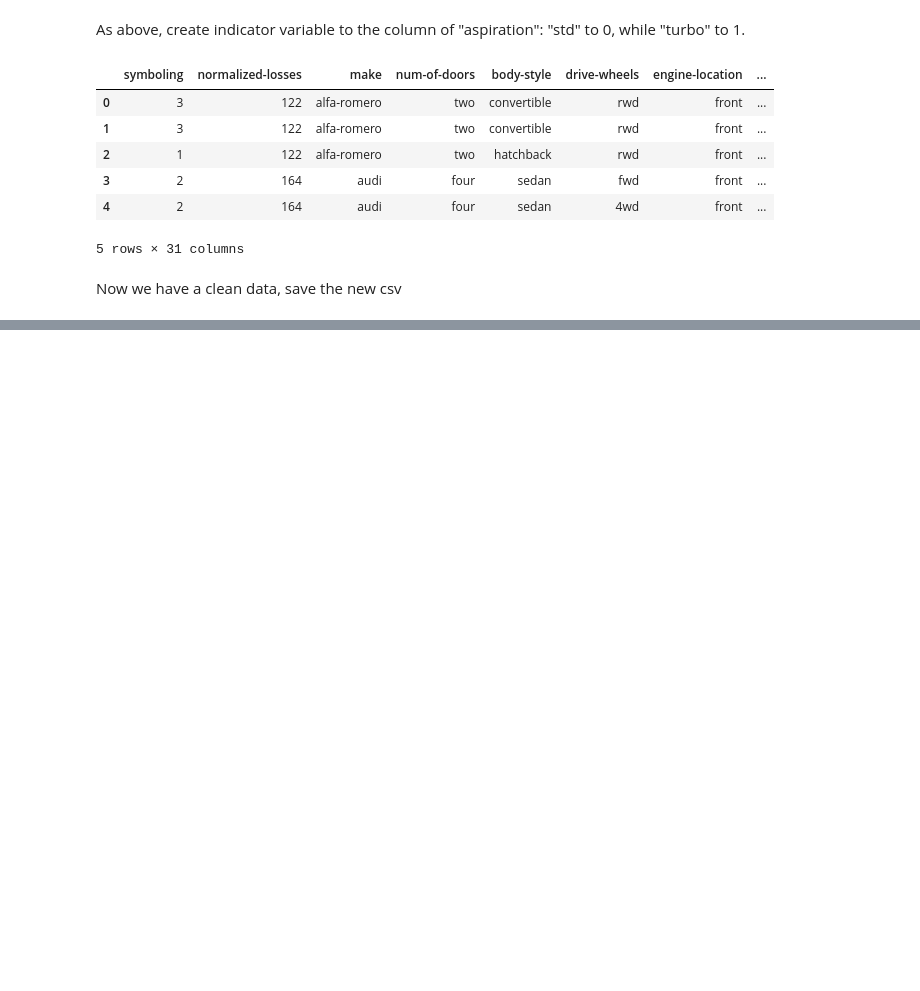
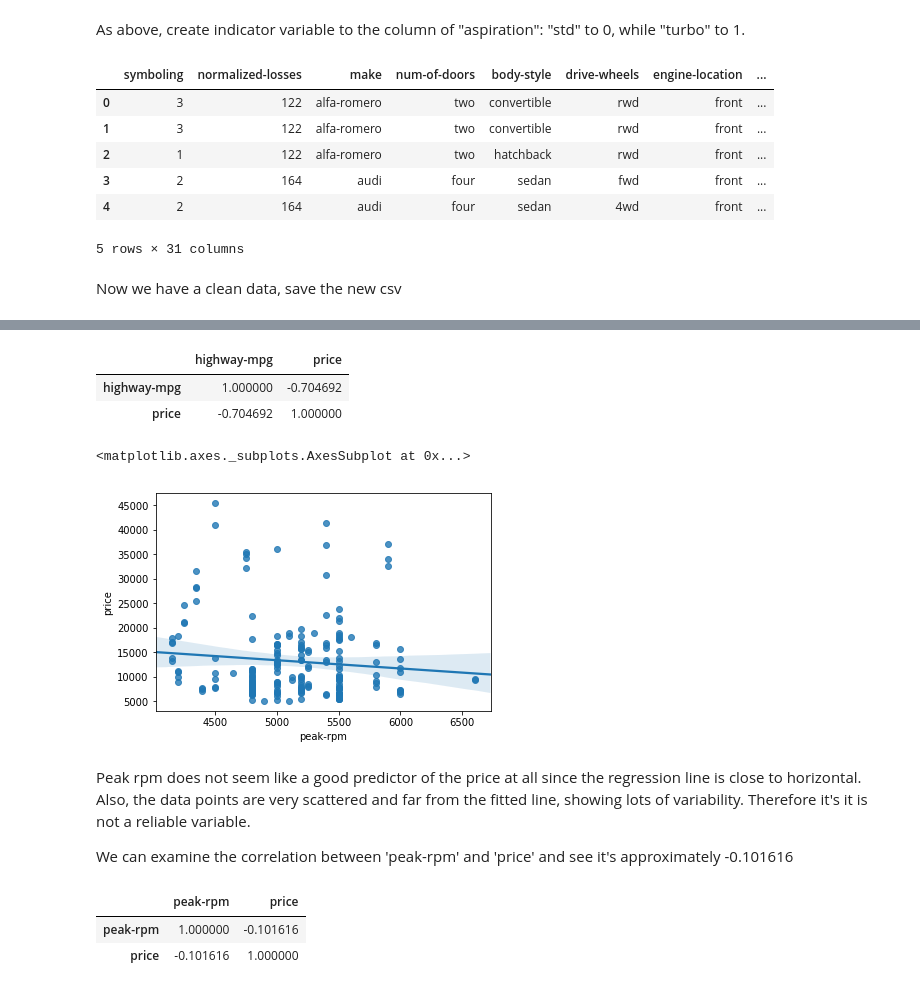
Before and after one commit to ebrahimzare/Machine-learning-Projects, a Jupyter notebook: Auto_Price_Predictiton.ipynb, the cells around one changed output, grey strips where cells are left out. Drawn from its saved outputs; the diff is of its cells as text; code cells hidden in the pictures; blank space fills up the shorter version.

```diff
--- a/Auto_Price_Predictiton.ipynb
+++ b/Auto_Price_Predictiton.ipynb
@@ -399,0 +492,21 @@ df.to_csv('clean_df.csv')
+# %%
+df[['highway-mpg', 'price']].corr()
+# %% [output]
+|  | highway-mpg | price |
+| highway-mpg | 1.000000 | -0.704692 |
+| price | -0.704692 | 1.000000 |
+# %%
+sns.regplot(x="peak-rpm", y="price", data=df)
+# %% [output]
+<matplotlib.axes._subplots.AxesSubplot at 0x...>
+[figure, added]
+# %% [markdown]
+Peak rpm does not seem like a good predictor of the price at all since the regression line is close to horizontal. Also, the data points are very scattered and far from the fitted line, showing lots of variability. Therefore it's it is not a reliable variable.
+
+We can examine the correlation between 'peak-rpm' and 'price' and see it's approximately -0.101616
+# %%
+df[['peak-rpm','price']].corr()
+# %% [output]
+|  | peak-rpm | price |
+| peak-rpm | 1.000000 | -0.101616 |
+| price | -0.101616 | 1.000000 |
```
Also changed, not shown: parts of 51 cells of this notebook.
